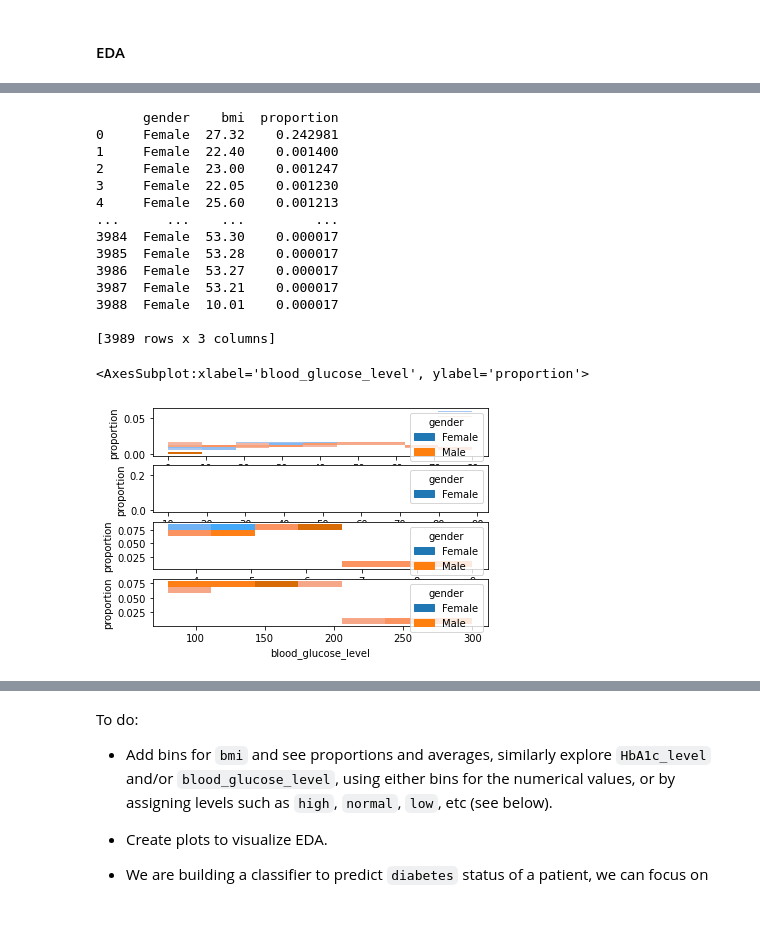
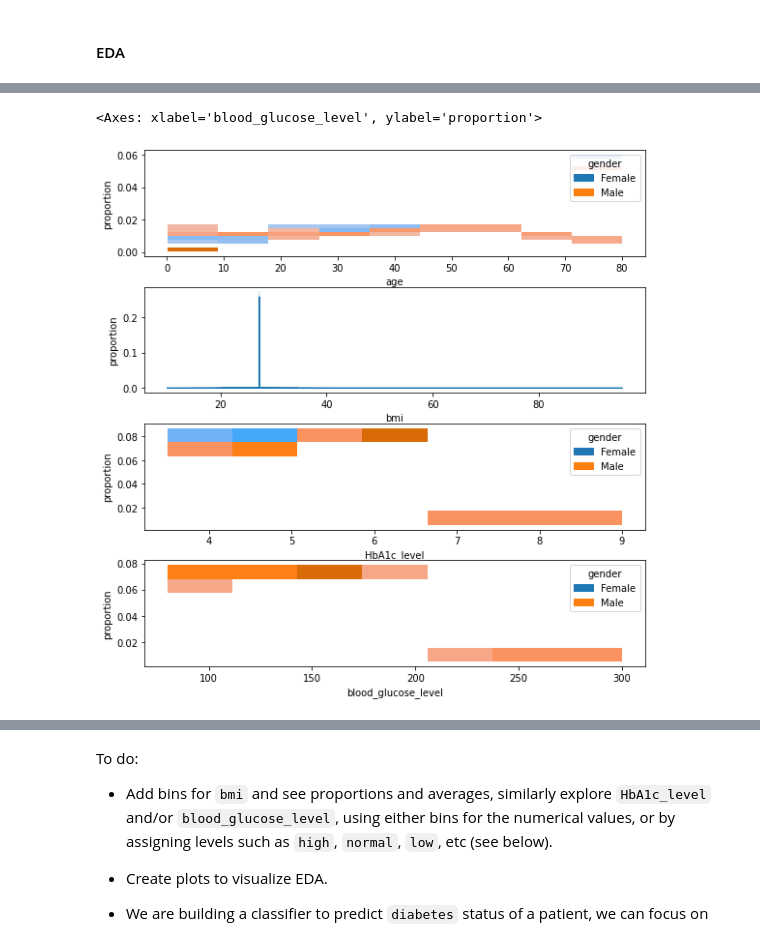
Before and after one commit to harshi-saha/cogs108-project, a Jupyter notebook: diabetes_prediction.ipynb, the cells around one changed output, grey strips where cells are left out. Cells and saved outputs as stored; diff of their text form; code cells hidden in the pictures; blank space fills up the shorter version.

```diff
--- a/diabetes_prediction.ipynb
+++ b/diabetes_prediction.ipynb
@@ -147,50 +148,35 @@ sns.barplot(x='diabetes',y='proportion',hue='gender',data=gen_d,ax=axs[2])
 # %%
 # average 'age', 'bmi', 'HbA1c_level', 'blood_glucose_level' by gender
 gen_age = (df.groupby(['gender'])[['age']]
                         .value_counts(normalize=True)
                         .rename('proportion')
                         .reset_index()
 )
 
 gen_bmi = (df.groupby(['gender'])[['bmi']]
                         .value_counts(normalize=True)
                         .rename('proportion')
                         .reset_index()
 )
-gen_bmi = gen_bmi[gen_bmi['gender']=='Female']
-print(gen_bmi)
 
 gen_hba = (df.groupby(['gender'])[['HbA1c_level']]
                         .value_counts(normalize=True)
                         .rename('proportion')
                         .reset_index()
 )
 gen_bgl= (df.groupby(['gender'])[['blood_glucose_level']]
                         .value_counts(normalize=True)
                         .rename('proportion')
                         .reset_index()
 )
-fig, axs = plt.subplots(nrows=4)
+fig, axs = plt.subplots(nrows=4,figsize=(8,8))
+fig.tight_layout()
 sns.histplot(x='age',y='proportion',hue='gender',data=gen_age, ax=axs[0])
-sns.histplot(x='bmi',y='proportion',hue='gender',data=gen_bmi,ax=axs[1],)
+sns.lineplot(x='bmi',y='proportion',data=gen_bmi,ax=axs[1])
 sns.histplot(x='HbA1c_level',y='proportion',hue='gender',data=gen_hba,ax=axs[2])
 sns.histplot(x='blood_glucose_level',y='proportion',hue='gender',data=gen_bgl,ax=axs[3])
 # %% [output]
-      gender    bmi  proportion
-0     Female  27.32    0.242981
-1     Female  22.40    0.001400
-2     Female  23.00    0.001247
-3     Female  22.05    0.001230
-4     Female  25.60    0.001213
-...      ...    ...         ...
-3984  Female  53.30    0.000017
-3985  Female  53.28    0.000017
-3986  Female  53.27    0.000017
-3987  Female  53.21    0.000017
-3988  Female  10.01    0.000017
-
-[3989 rows x 3 columns]
+<Axes: xlabel='blood_glucose_level', ylabel='proportion'>
-<AxesSubplot:xlabel='blood_glucose_level', ylabel='proportion'>
-[figure, old version]
+[figure, new version]
 # %%
 # proportion of 'hypertension', 'heart_disease' by diabetes status and gender
```
Also changed, not shown: parts of 8 cells of this notebook.
